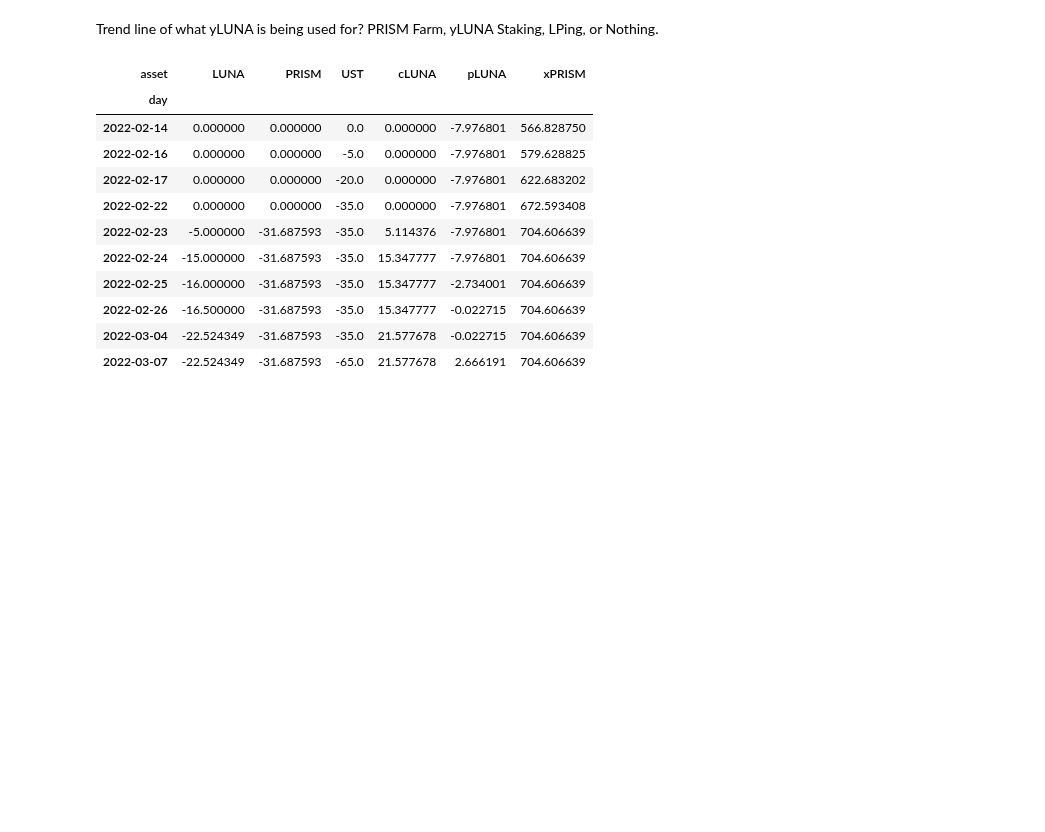
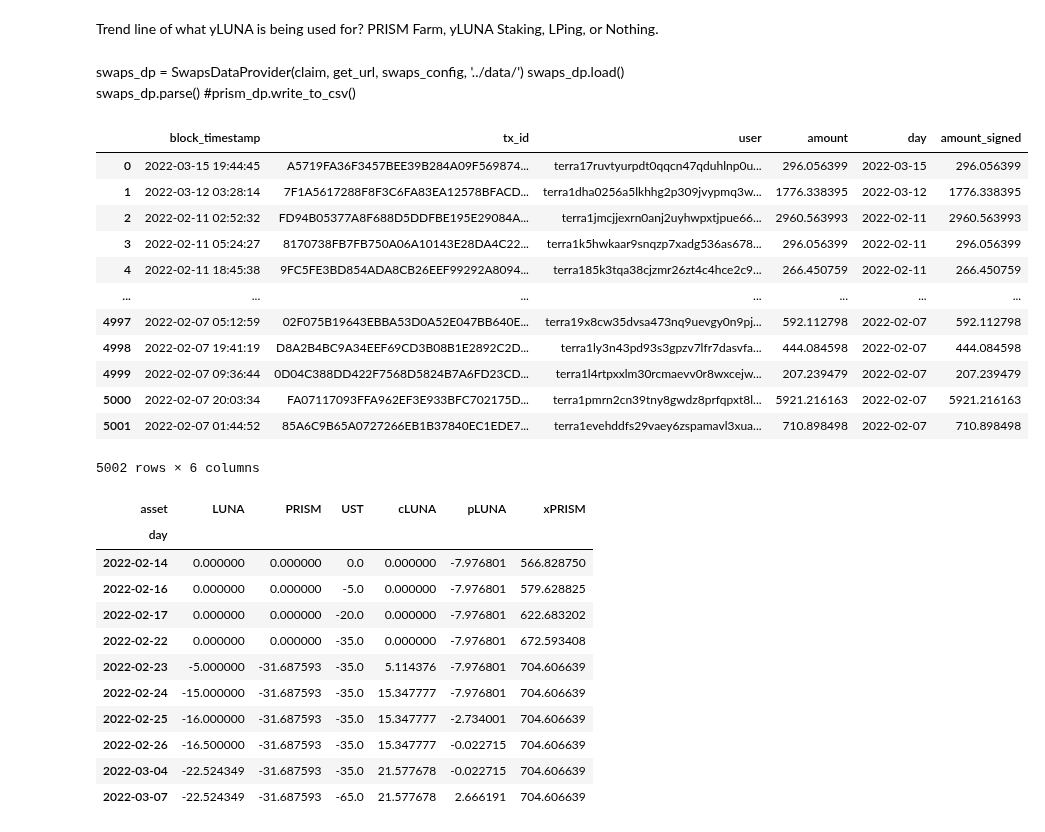
Before and after one commit to IncioMan/prism_forge, a Jupyter notebook: notebook/Prism Balances.ipynb, the cells around one changed output. Drawn from its saved outputs; the diff is of its cells as text; code cells hidden in the pictures; blank space fills up the shorter version.

```diff
--- a/notebook/Prism Balances.ipynb
+++ b/notebook/Prism Balances.ipynb
@@ -165,8 +274,30 @@ class SwapsDataProvider(GenericDataProvider):
+# %% [markdown]
+swaps_dp = SwapsDataProvider(claim, get_url, swaps_config, '../data/')
+swaps_dp.load()
+swaps_dp.parse()
+#prism_dp.write_to_csv()
 # %%
-swaps_dp = SwapsDataProvider(claim, get_url, swaps_config, '../data/')
-swaps_dp.load()
-swaps_dp.parse()
-#prism_dp.write_to_csv()
+prism_dp = PrismBalanceDataProvider(claim, get_url, config, '../data/prism')
+prism_dp.load()
+prism_dp.write_to_csv()
+prism_dp.parse()
+# %%
+df = prism_dp.prism_forge_df
+df
+# %% [output]
+|  | block_timestamp | tx_id | user | amount | day | amount_signed |
+| 0 | 2022-03-15 19:44:45 | A5719FA36F3457BEE39B284A09F569874... | terra17ruvtyurpdt0qqcn47qduhlnp0u... | 296.056399 | 2022-03-15 | 296.056399 |
+| 1 | 2022-03-12 03:28:14 | 7F1A5617288F8F3C6FA83EA12578BFACD... | terra1dha0256a5lkhhg2p309jvypmq3w... | 1776.338395 | 2022-03-12 | 1776.338395 |
+| 2 | 2022-02-11 02:52:32 | FD94B05377A8F688D5DDFBE195E29084A... | terra1jmcjjexrn0anj2uyhwpxtjpue66... | 2960.563993 | 2022-02-11 | 2960.563993 |
+| 3 | 2022-02-11 05:24:27 | 8170738FB7FB750A06A10143E28DA4C22... | terra1k5hwkaar9snqzp7xadg536as678... | 296.056399 | 2022-02-11 | 296.056399 |
+| 4 | 2022-02-11 18:45:38 | 9FC5FE3BD854ADA8CB26EEF99292A8094... | terra185k3tqa38cjzmr26zt4c4hce2c9... | 266.450759 | 2022-02-11 | 266.450759 |
+| ... | ... | ... | ... | ... | ... | ... |
+| 4997 | 2022-02-07 05:12:59 | 02F075B19643EBBA53D0A52E047BB640E... | terra19x8cw35dvsa473nq9uevgy0n9pj... | 592.112798 | 2022-02-07 | 592.112798 |
+| 4998 | 2022-02-07 19:41:19 | D8A2B4BC9A34EEF69CD3B08B1E2892C2D... | terra1ly3n43pd93s3gpzv7lfr7dasvfa... | 444.084598 | 2022-02-07 | 444.084598 |
+| 4999 | 2022-02-07 09:36:44 | 0D04C388DD422F7568D5824B7A6FD23CD... | terra1l4rtpxxlm30rcmaevv0r8wxcejw... | 207.239479 | 2022-02-07 | 207.239479 |
+| 5000 | 2022-02-07 20:03:34 | FA07117093FFA962EF3E933BFC702175D... | terra1pmrn2cn39tny8gwdz8prfqpxt8l... | 5921.216163 | 2022-02-07 | 5921.216163 |
+| 5001 | 2022-02-07 01:44:52 | 85A6C9B65A0727266EB1B37840EC1EDE7... | terra1evehddfs29vaey6zspamavl3xua... | 710.898498 | 2022-02-07 | 710.898498 |
+5002 rows × 6 columns
 # %%
 swaps_dp.swaps_single[swaps_dp.swaps_single.user=='terra1uh37lsydrup8vqvvttd53qwj93ft9x7572g62q']\
                 .groupby(['day','asset']).amount_signed.sum().reset_index()\
```
Also changed, not shown: parts of 4 cells of this notebook, 7 other files.
